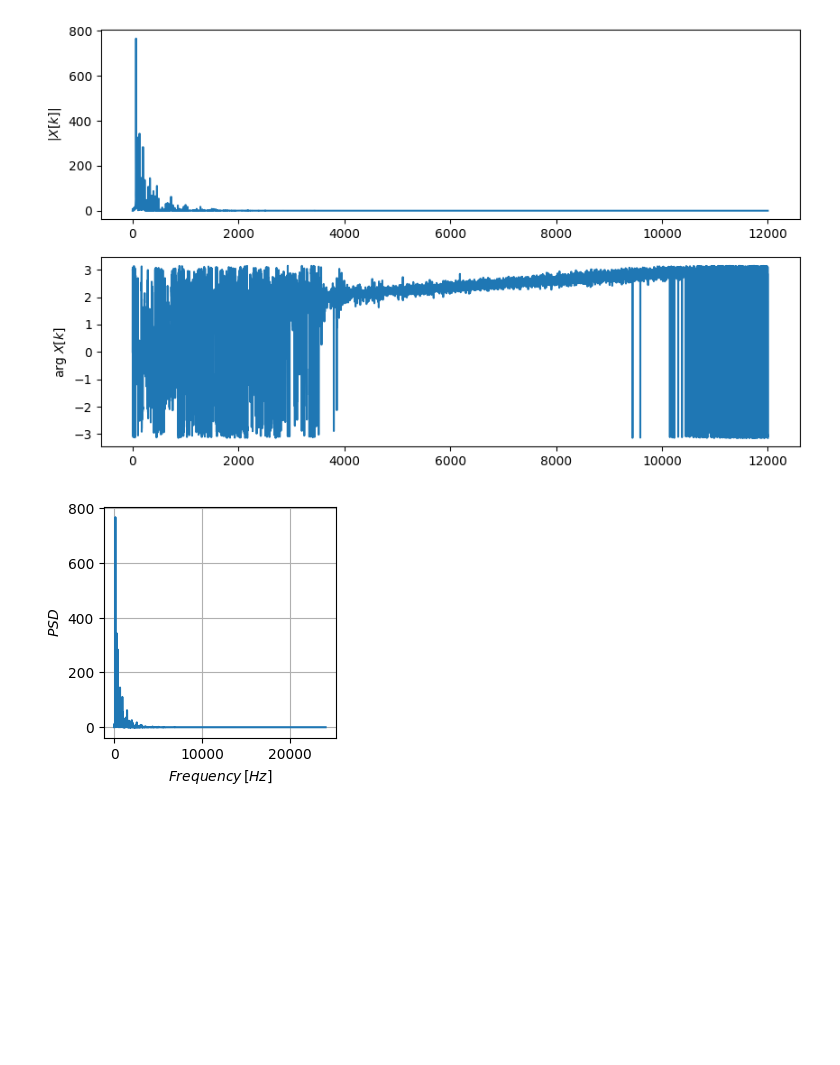
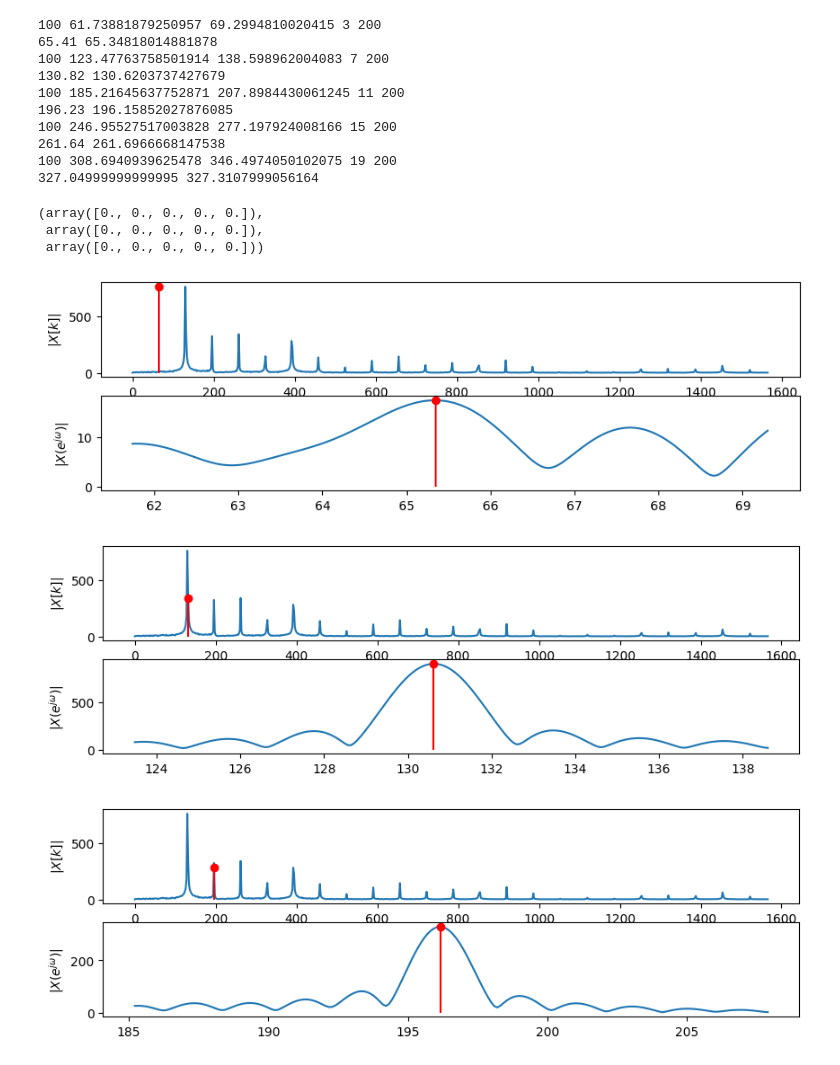
Before and after one commit to VileDeg/iss-project, a Jupyter notebook: src/xgonce00_e.ipynb, the cells around one changed output. Cells and saved outputs as stored; diff of their text form; code cells hidden in the pictures; blank space fills up the shorter version.

Commit message:
Added DTFT

```diff
--- a/src/xgonce00_e.ipynb
+++ b/src/xgonce00_e.ipynb
@@ -23,8 +23,23 @@ functions_set_tones(g_Tones)
 # %%
 #task4(g_Tones, g_Midif, g_MyTones, 200, 10, g_Fs, g_BigN)
 
-mag, phase = DFT(g_Tones[36])
+DTFT_cent_mult(g_Tones[36], 65.41, 200, 5, g_Fs, g_BigN)
+#mag, phase = DFT(g_Tones[36])
 #plot_tone_rfft_raw(36, g_Fs, g_BigN)
 # %% [output]
+100 61.73881879250957 69.2994810020415 3 200
+65.41 65.34818014881878
+100 123.47763758501914 138.598962004083 7 200
+130.82 130.6203737427679
+100 185.21645637752871 207.8984430061245 11 200
+196.23 196.15852027876085
+100 246.95527517003828 277.197924008166 15 200
+261.64 261.6966668147538
+100 308.6940939625478 346.4974050102075 19 200
+327.04999999999995 327.3107999056164
+(array([0., 0., 0., 0., 0.]),
+ array([0., 0., 0., 0., 0.]),
+ array([0., 0., 0., 0., 0.]))
-[figure, old version]
+[figure, new version]
-[figure, old version]
+[figure, new version]
+[figure, added]
```
Also changed, not shown: parts of 1 cell of this notebook, 2 other files.
